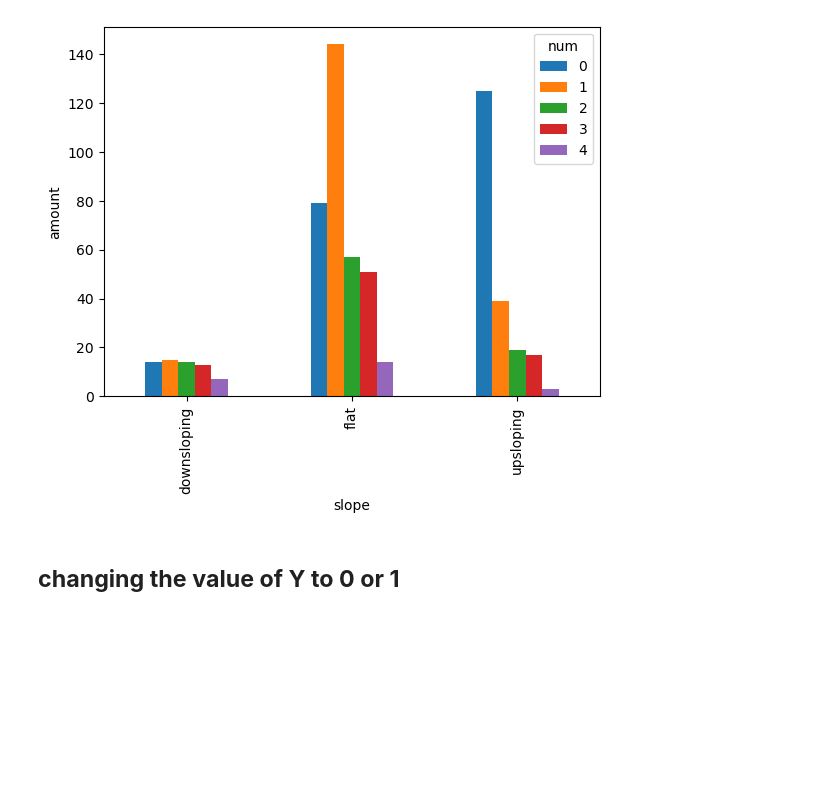
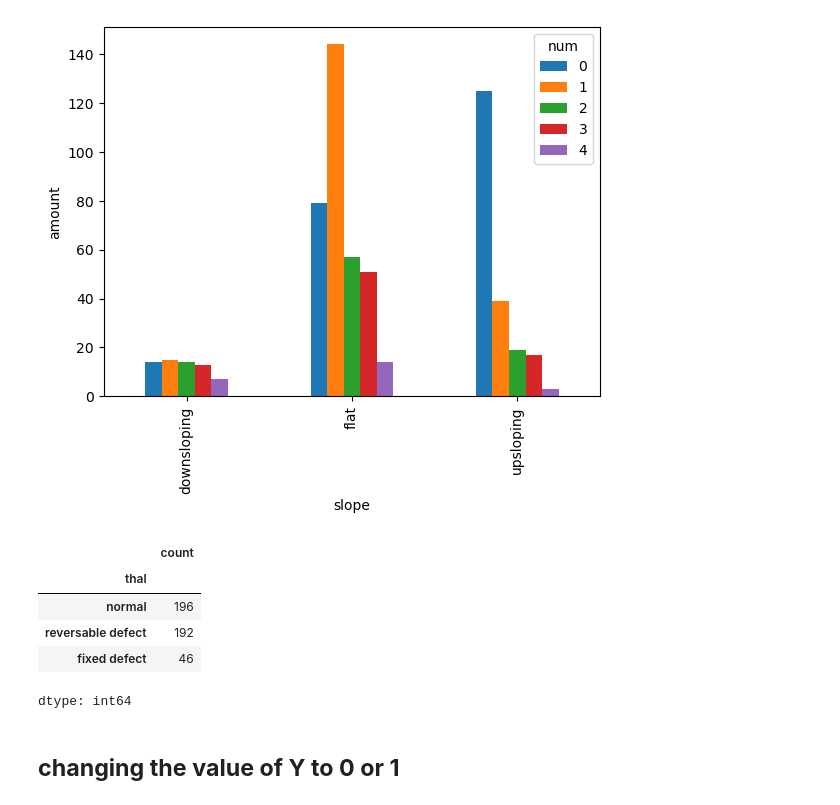
Before and after one commit to bernandogunawan/machine_learning_practices, a Jupyter notebook: end-to-end-heart-disease-classification.ipynb, the cells around one changed output. Saved outputs shown, nothing was run; the diff lists cells and outputs as text; code cells hidden in the pictures; blank space fills up the shorter version.

```diff
--- a/end-to-end-heart-disease-classification.ipynb
+++ b/end-to-end-heart-disease-classification.ipynb
@@ -208,6 +199,15 @@ bar_plot = pd.crosstab(df["slope"],df["num"]).plot.bar(ylabel="amount")
 bar_plot;
 # %% [output]
 [figure]
+# %%
+df["thal"].value_counts()
+# %% [output]
+|  | count |
+| thal |  |
+| normal | 196 |
+| reversable defect | 192 |
+| fixed defect | 46 |
+dtype: int64
 # %% [markdown]
 ## **changing the value of Y to 0 or 1**
 # %%
```
Also changed, not shown: parts of 12 cells of this notebook.
